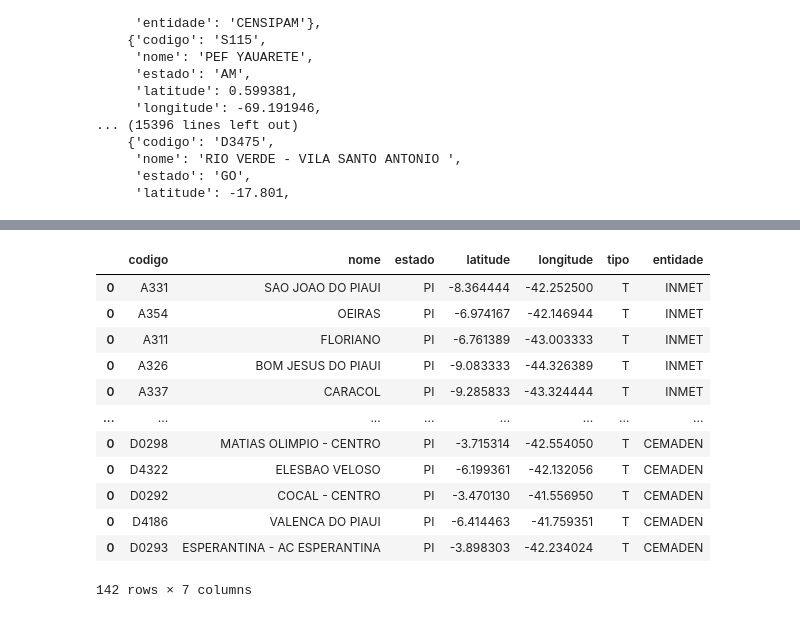
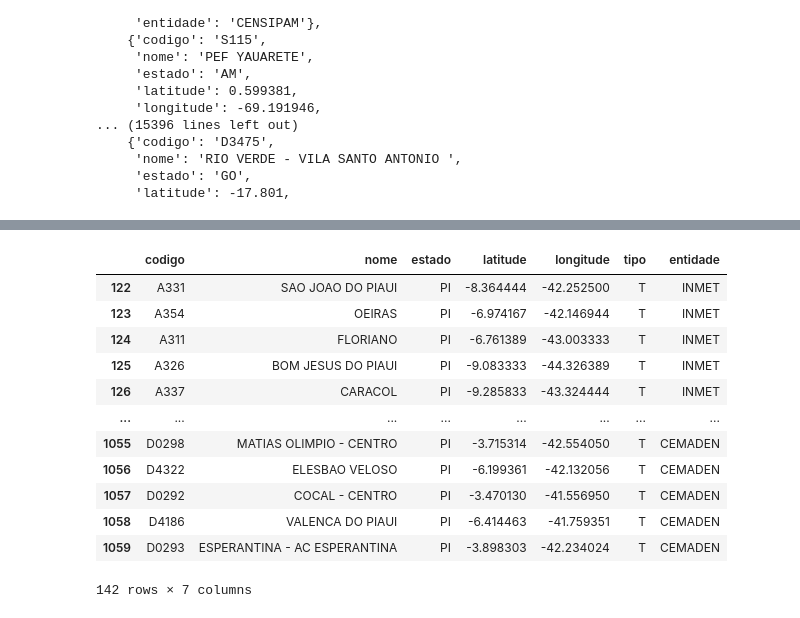
Before and after one commit to felipedantas-pi/EDA-estacoesMetereologicaPI, a Jupyter notebook: baixarDados.ipynb, the cells around one changed output, grey strips where cells are left out. Cells and saved outputs as stored; diff of their text form; code cells hidden in the pictures.

```diff
--- a/baixarDados.ipynb
+++ b/baixarDados.ipynb
@@ -74,0 +39,3 @@ memory usage: 114.2+ KB
+# %%
+df_teste = pd.DataFrame.from_dict(response['estacoes']['automaticas']['NE'], orient = 'columns')
+df_teste
@@ -75,17 +56,17 @@ memory usage: 114.2+ KB
 # %%
 uf = 'PI'
-df_ne.query('estado == @uf')
+df_teste.query('estado == @uf')
 # %% [output]
 |  | codigo | nome | estado | latitude | longitude | tipo | entidade |
-| 0 | A331 | SAO JOAO DO PIAUI | PI | -8.364444 | -42.252500 | T | INMET |
-| 0 | A354 | OEIRAS | PI | -6.974167 | -42.146944 | T | INMET |
-| 0 | A311 | FLORIANO | PI | -6.761389 | -43.003333 | T | INMET |
-| 0 | A326 | BOM JESUS DO PIAUI | PI | -9.083333 | -44.326389 | T | INMET |
-| 0 | A337 | CARACOL | PI | -9.285833 | -43.324444 | T | INMET |
+| 122 | A331 | SAO JOAO DO PIAUI | PI | -8.364444 | -42.252500 | T | INMET |
+| 123 | A354 | OEIRAS | PI | -6.974167 | -42.146944 | T | INMET |
+| 124 | A311 | FLORIANO | PI | -6.761389 | -43.003333 | T | INMET |
+| 125 | A326 | BOM JESUS DO PIAUI | PI | -9.083333 | -44.326389 | T | INMET |
+| 126 | A337 | CARACOL | PI | -9.285833 | -43.324444 | T | INMET |
 | ... | ... | ... | ... | ... | ... | ... | ... |
-| 0 | D0298 | MATIAS OLIMPIO - CENTRO | PI | -3.715314 | -42.554050 | T | CEMADEN |
-| 0 | D4322 | ELESBAO VELOSO | PI | -6.199361 | -42.132056 | T | CEMADEN |
-| 0 | D0292 | COCAL - CENTRO | PI | -3.470130 | -41.556950 | T | CEMADEN |
-| 0 | D4186 | VALENCA DO PIAUI | PI | -6.414463 | -41.759351 | T | CEMADEN |
-| 0 | D0293 | ESPERANTINA - AC ESPERANTINA | PI | -3.898303 | -42.234024 | T | CEMADEN |
+| 1055 | D0298 | MATIAS OLIMPIO - CENTRO | PI | -3.715314 | -42.554050 | T | CEMADEN |
+| 1056 | D4322 | ELESBAO VELOSO | PI | -6.199361 | -42.132056 | T | CEMADEN |
+| 1057 | D0292 | COCAL - CENTRO | PI | -3.470130 | -41.556950 | T | CEMADEN |
+| 1058 | D4186 | VALENCA DO PIAUI | PI | -6.414463 | -41.759351 | T | CEMADEN |
+| 1059 | D0293 | ESPERANTINA - AC ESPERANTINA | PI | -3.898303 | -42.234024 | T | CEMADEN |
 142 rows × 7 columns
```
Also changed, not shown: parts of 13 cells of this notebook, 4 other files.
